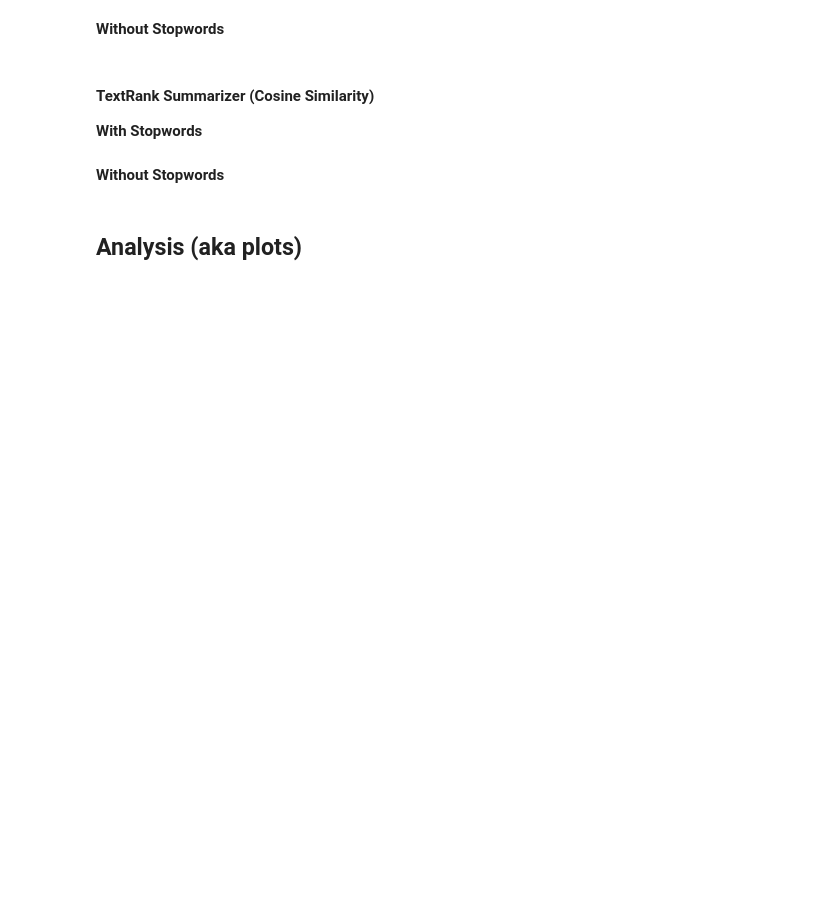
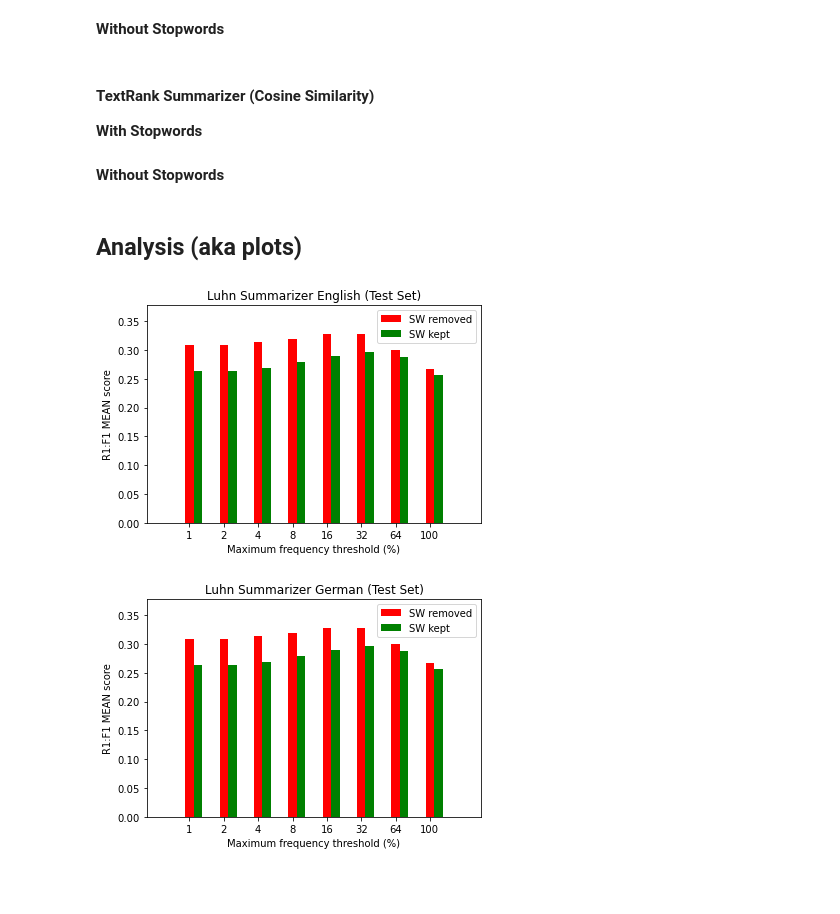
Before and after one commit to ke-noel/comp550-final-project, a Jupyter notebook: main.ipynb, the cells around one changed output. Drawn from its saved outputs; the diff is of its cells as text; code cells hidden in the pictures; blank space fills up the shorter version.

Commit message:
plots

```diff
--- a/main.ipynb
+++ b/main.ipynb
@@ -1243,5 +1260,53 @@ run_experiment(
 )
 # %% [markdown]
 ## Analysis (aka plots)
+# %%
+import matplotlib.pyplot as plt
+import pandas as pd
+
+ind = np.arange(8)
+width = 0.25
+tick_values = [0,1,2,3,4,5,6,7]
+labellist = ['1','2','4','8','16','32','64','100']
+
+
+#"Luhn Summarizer English - R1:F1 mean score"
+
+noSW_rouge_eng_test = [0.263818209836583, 0.26310763533008674, 0.2687610879916495, 0.2785835375114418, 0.2895010019317846, 0.29680824900749075, 0.28704642660561824, 0.25595213448594134]
+SW_rouge_eng_test = [0.30794531159112787, 0.3077105201046729, 0.3140228712099471, 0.31905468450282354, 0.3280685986379814, 0.32717494685741116, 0.30028476462895426, 0.2667052928972177]
+
+plt.figure()
+plt.title('Luhn Summarizer English (Test Set)')
+plt.xlabel('Maximum frequency threshold (%)')
+plt.ylabel('R1:F1 MEAN score')
+
+plt.xticks(ticks = tick_values ,labels = labellist, rotation = 'horizontal')
+bar1=plt.bar(ind, SW_rouge_eng_test, width=0.25, color='r')
+bar2=plt.bar(ind+width, noSW_rouge_eng_test, width=0.25, color='g')
+
+plt.legend( (bar1,bar2), ('SW removed', 'SW kept'), loc='best')
+plt.margins(0.15)
+plt.show()
+
+#"Luhn Summarizer German - R1:F1 mean score"
+
+noSW_rouge_german_test = [0.15728671744097197,0.1514039873038219, 0.15380132921291298, 0.16155036009265167, 0.1752733173079838, 0.1815738887408062, 0.14453543587483683, 0.12815340587960342]
+SW_rouge_german_test = [0.21296553817292638, 0.20643137199338726, 0.20846170345344972, 0.22094209473627857, 0.21665676511614848, 0.1887697527306606, 0.1431846422733942, 0.127944416198867]
+
+plt.figure()
+plt.title('Luhn Summarizer German (Test Set)')
+plt.xlabel('Maximum frequency threshold (%)')
+plt.ylabel('R1:F1 MEAN score')
+
+plt.xticks(ticks = tick_values ,labels = labellist, rotation = 'horizontal')
+bar3=plt.bar(ind, SW_rouge_eng_test, width=0.25, color='r')
+bar4=plt.bar(ind+width, noSW_rouge_eng_test, width=0.25, color='g')
+
+plt.legend( (bar1,bar2), ('SW removed', 'SW kept'), loc='best')
+plt.margins(0.15)
+plt.show()
+# %% [output]
+[figure, added]
+[figure, added]
 # %% [markdown]
 #
```
Also changed, not shown: parts of 9 cells of this notebook.
